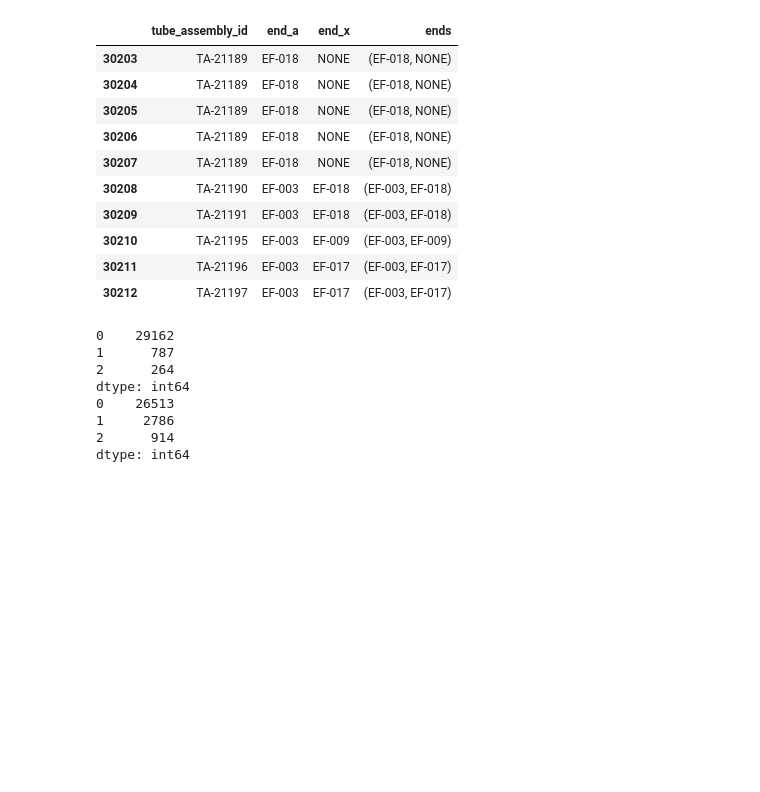
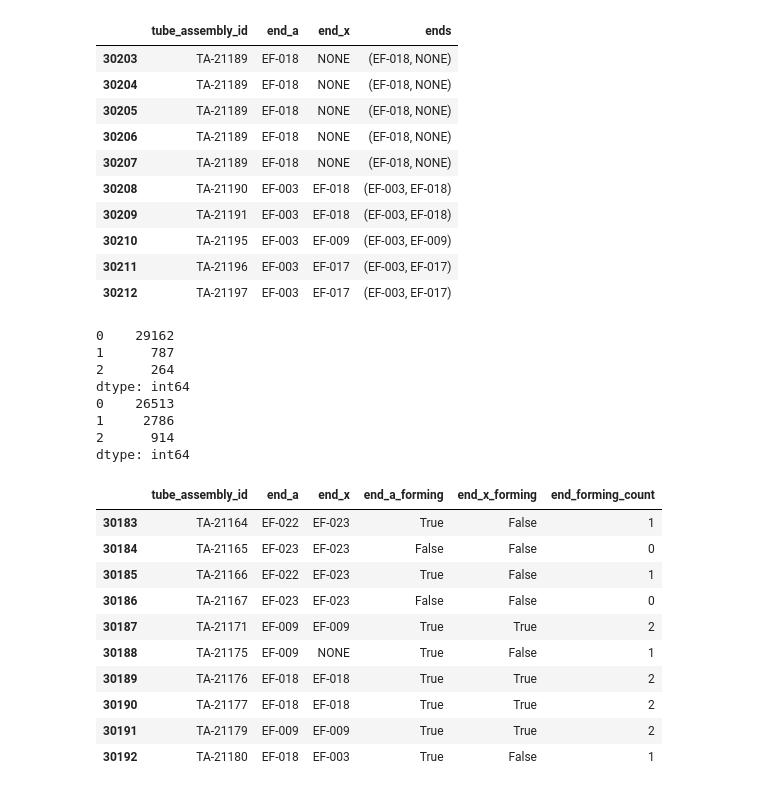
Before and after one commit to cberzan/kaggle-caterpillar, a Jupyter notebook: caterpillar-tube-pricing/check_featurizer.ipynb, the cells around one changed output. Cells and saved outputs as stored; diff of their text form; code cells hidden in the pictures; blank space fills up the shorter version.

Commit message:
add end-forming features

```diff
--- a/caterpillar-tube-pricing/check_featurizer.ipynb
+++ b/caterpillar-tube-pricing/check_featurizer.ipynb
@@ -180,3 +180,19 @@ dtype: int64
 1     2786
 2      914
 dtype: int64
+# %%
+# Check forming features.
+df = aug_train_set[['tube_assembly_id', 'end_a', 'end_x', 'end_a_forming', 'end_x_forming', 'end_forming_count']]
+df[30183:30193]
+# %% [output]
+|  | tube_assembly_id | end_a | end_x | end_a_forming | end_x_forming | end_forming_count |
+| 30183 | TA-21164 | EF-022 | EF-023 | True | False | 1 |
+| 30184 | TA-21165 | EF-023 | EF-023 | False | False | 0 |
+| 30185 | TA-21166 | EF-022 | EF-023 | True | False | 1 |
+| 30186 | TA-21167 | EF-023 | EF-023 | False | False | 0 |
+| 30187 | TA-21171 | EF-009 | EF-009 | True | True | 2 |
+| 30188 | TA-21175 | EF-009 | NONE | True | False | 1 |
+| 30189 | TA-21176 | EF-018 | EF-018 | True | True | 2 |
+| 30190 | TA-21177 | EF-018 | EF-018 | True | True | 2 |
+| 30191 | TA-21179 | EF-009 | EF-009 | True | True | 2 |
+| 30192 | TA-21180 | EF-018 | EF-003 | True | False | 1 |
```
Also changed, not shown: parts of 1 cell of this notebook, 2 other files.
